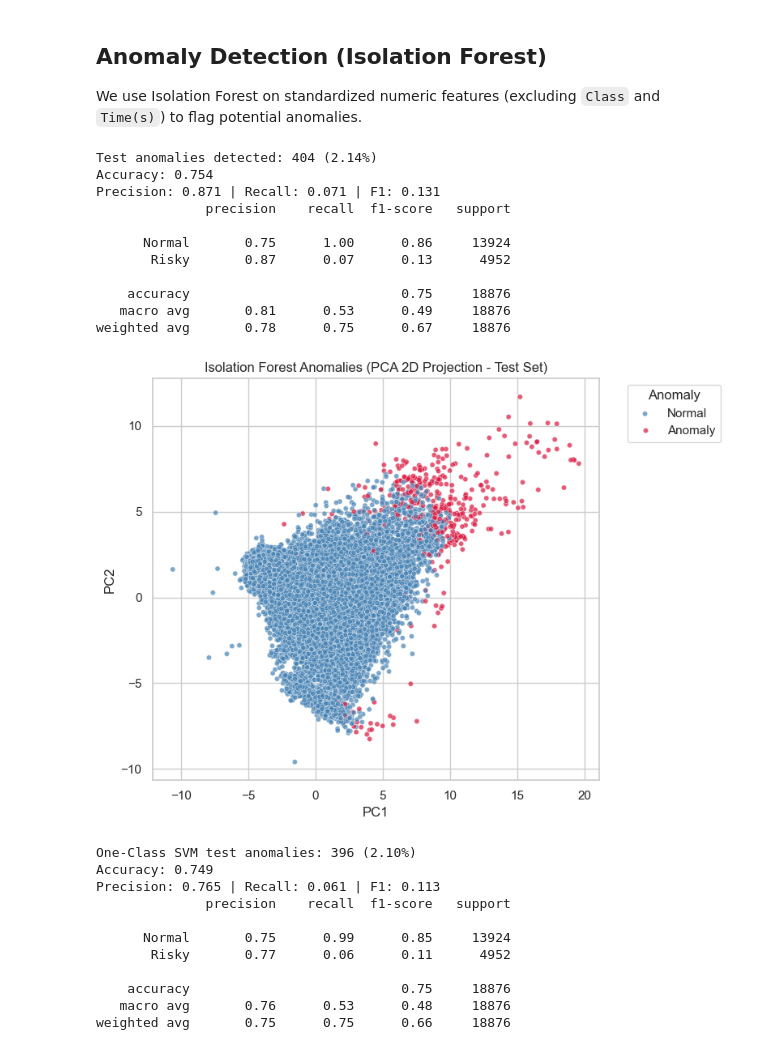
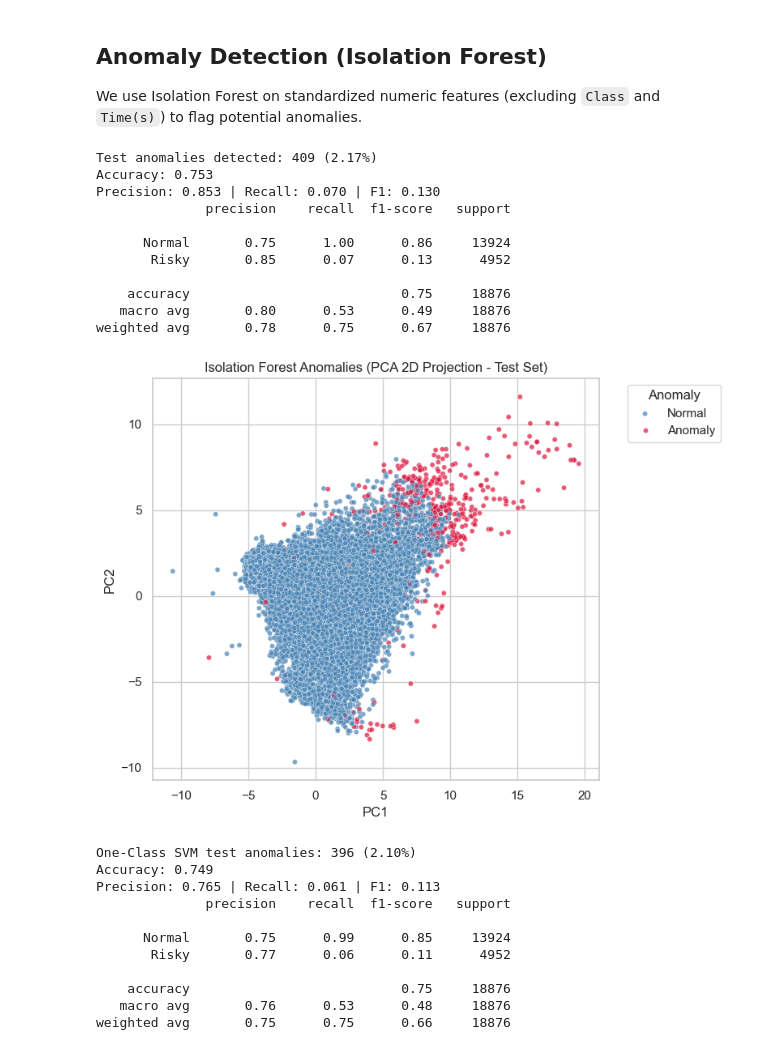
Before and after one commit to ahmedbrm/CDTA-AI-Model-Development-For-Driving-Assessment, a Jupyter notebook: notebooks/data_exploration.ipynb, the cells around one changed output. Drawn from its saved outputs; the diff is of its cells as text; code cells hidden in the pictures.

```diff
--- a/notebooks/data_exploration.ipynb
+++ b/notebooks/data_exploration.ipynb
@@ -1024,7 +1024,7 @@ We use Isolation Forest on standardized numeric features (excluding `Class` and
 # Prepare data for Isolation Forest
 from sklearn.model_selection import train_test_split
 from sklearn.metrics import accuracy_score, precision_recall_fscore_support, classification_report
-
+df = pd.read_csv(TRANSFORMED_DATA_PATH)
 iso_df = df.copy()
 
 y_iso = None
@@ -1032,7 +1032,7 @@ if 'Class' in iso_df.columns:
     y_iso = iso_df['Class']
 
 X_iso = iso_df.select_dtypes(include='number')
-X_iso = X_iso.drop(columns=['Class', 'Time(s)'], errors='ignore')
+X_iso = X_iso.drop(columns=['Class', 'Time(s)', 'risky'], errors='ignore')
 
 # Handle missing values (median imputation)
 X_iso = X_iso.fillna(X_iso.median(numeric_only=True))
@@ -1078,39 +1078,39 @@ if y_test is not None:
 
 # Visualize anomalies using first two PCA components for 2D view (test set)
 pca_vis = PCA(n_components=2)
 iso_2d = pca_vis.fit_transform(X_iso_test_scaled)
 iso_plot = pd.DataFrame(iso_2d, columns=['PC1', 'PC2'], index=X_iso_test.index)
 iso_plot['is_anomaly'] = iso_test['is_anomaly'].values
 
 plt.figure(figsize=(8, 6))
 sns.scatterplot(
     data=iso_plot,
     x='PC1',
     y='PC2',
     hue='is_anomaly',
     palette={1: 'steelblue', -1: 'crimson'},
     alpha=0.7,
     s=20
 )
 plt.title('Isolation Forest Anomalies (PCA 2D Projection - Test Set)')
 plt.xlabel('PC1')
 plt.ylabel('PC2')
 plt.legend(title='Anomaly', labels=['Normal', 'Anomaly'], bbox_to_anchor=(1.05, 1), loc='upper left')
 plt.tight_layout()
 plt.show()
 # %% [output]
-Test anomalies detected: 404 (2.14%)
-Accuracy: 0.754
-Precision: 0.871 | Recall: 0.071 | F1: 0.131
+Test anomalies detected: 409 (2.17%)
+Accuracy: 0.753
+Precision: 0.853 | Recall: 0.070 | F1: 0.130
               precision    recall  f1-score   support
 
       Normal       0.75      1.00      0.86     13924
-       Risky       0.87      0.07      0.13      4952
+       Risky       0.85      0.07      0.13      4952
 
     accuracy                           0.75     18876
-   macro avg       0.81      0.53      0.49     18876
+   macro avg       0.80      0.53      0.49     18876
 weighted avg       0.78      0.75      0.67     18876
-[figure, old version]
+[figure, new version]
 # %%
 # One-Class SVM (Anomaly Detection)
 from sklearn.svm import OneClassSVM
```
Also changed, not shown: parts of 1 cell of this notebook, 2 other files.
